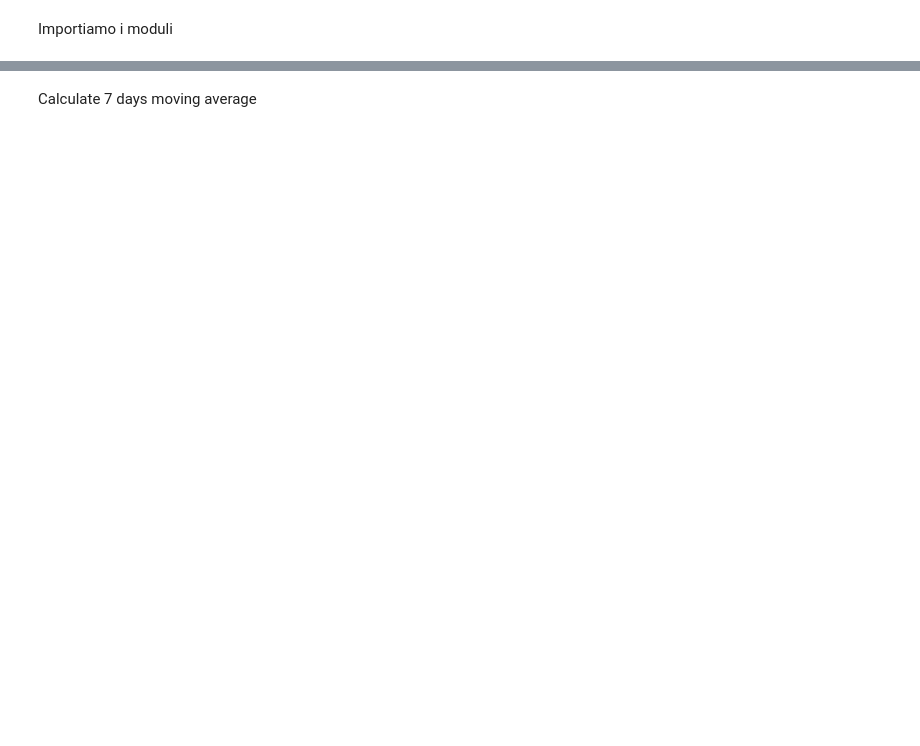
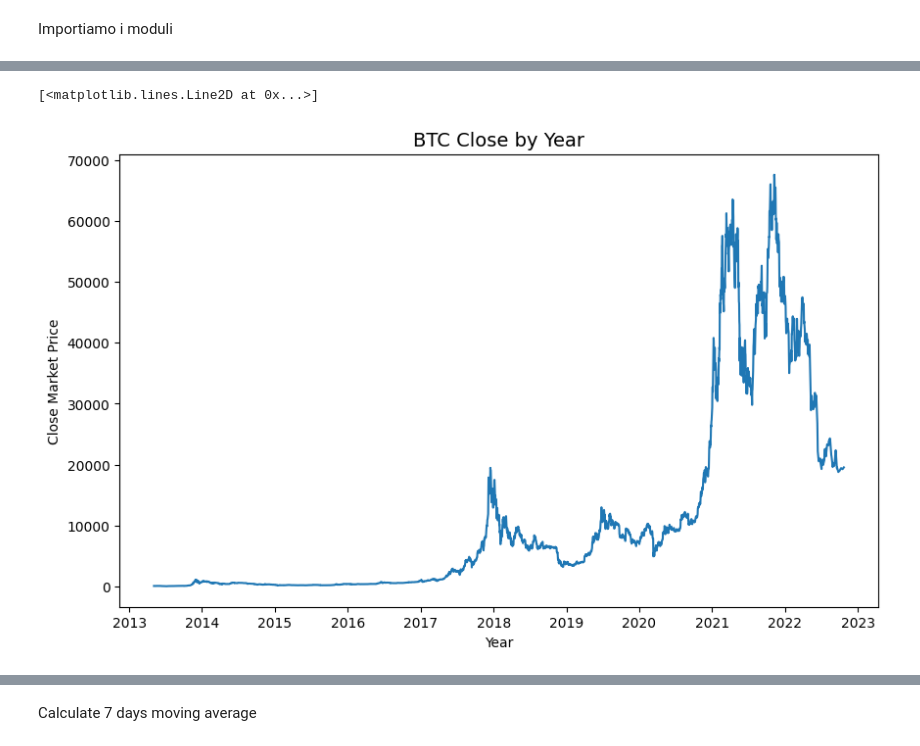
Before and after one commit to riccardoscut/riccardoscut, a Jupyter notebook: CrypToData.ipynb, the cells around one changed output, grey strips where cells are left out. Cells and saved outputs as stored; diff of their text form; code cells hidden in the pictures; blank space fills up the shorter version.

```diff
--- a/CrypToData.ipynb
+++ b/CrypToData.ipynb
@@ -69,0 +41,3 @@ print(ada_data['daily_return'])
+# %%
+df = pd.read_csv('dataset.csv')
+df
@@ -69,0 +60,5 @@ print(ada_data['daily_return'])
+# %%
+btc = df.loc[df['crypto_name'] == 'Bitcoin'].copy()
+btc = btc.set_index('date')
+btc.index = pd.to_datetime(btc.index)
+btc
@@ -69,0 +80,10 @@ print(ada_data['daily_return'])
+# %%
+# Plot btc 'close' column
+plt.figure(figsize=(10,6))
+plt.title('BTC Close by Year', fontsize=14)
+plt.ylabel('Close Market Price')
+plt.xlabel('Year')
+plt.plot(btc['close'])
+# %% [output]
+[<matplotlib.lines.Line2D at 0x...>]
+[figure, added]
```
Also changed, not shown: parts of 34 cells of this notebook, 4 other files.
